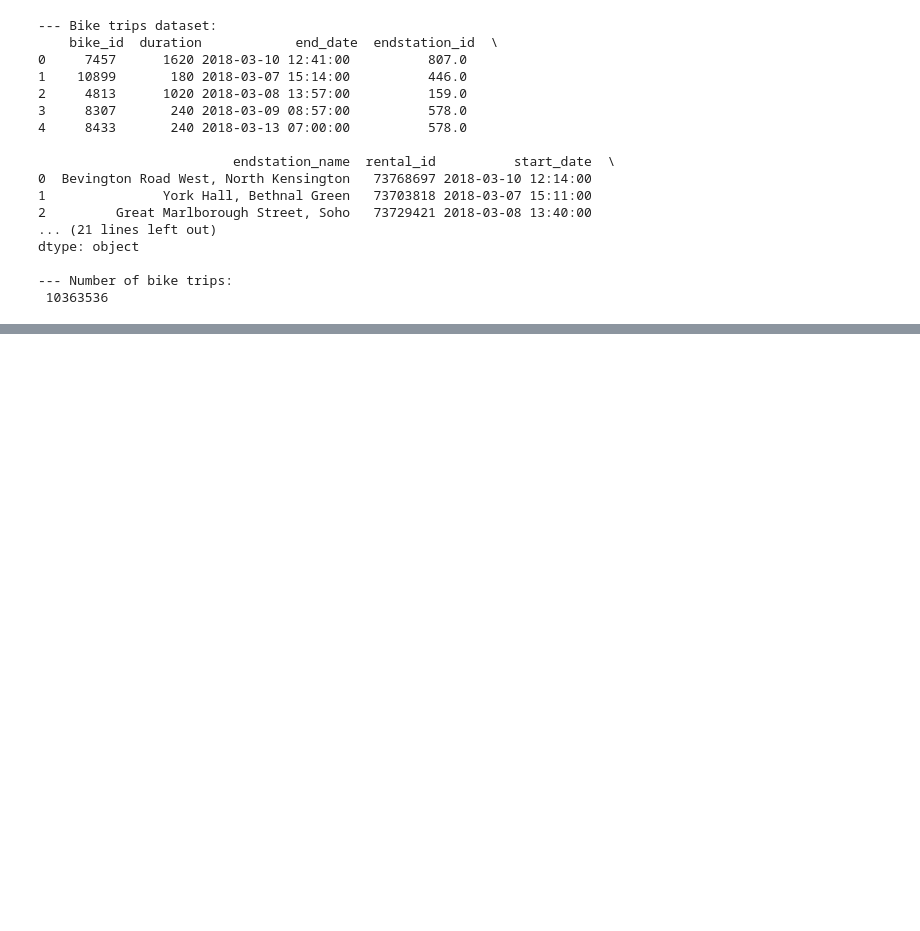
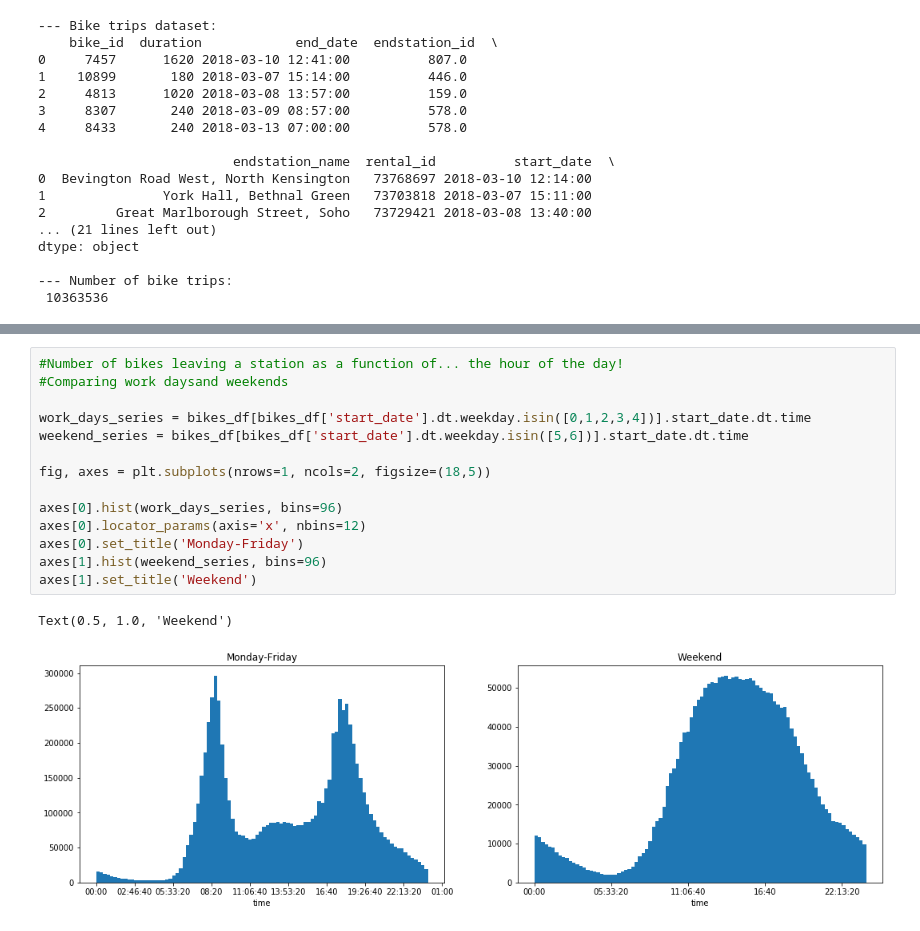
Before and after one commit to GeoffroyS/London-bikes-analysis, a Jupyter notebook: bikes_analysis.ipynb, the cells around one changed output, grey strips where cells are left out. Drawn from its saved outputs; the diff is of its cells as text; blank space fills up the shorter version.

```diff
--- a/bikes_analysis.ipynb
+++ b/bikes_analysis.ipynb
@@ -137 +83,18 @@ Loading BokehJS ...
+# %%
+#Number of bikes leaving a station as a function of... the hour of the day!
+#Comparing work daysand weekends
+
+work_days_series = bikes_df[bikes_df['start_date'].dt.weekday.isin([0,1,2,3,4])].start_date.dt.time
+weekend_series = bikes_df[bikes_df['start_date'].dt.weekday.isin([5,6])].start_date.dt.time
+
+fig, axes = plt.subplots(nrows=1, ncols=2, figsize=(18,5))
+
+axes[0].hist(work_days_series, bins=96)
+axes[0].locator_params(axis='x', nbins=12)
+axes[0].set_title('Monday-Friday')
+axes[1].hist(weekend_series, bins=96)
+axes[1].set_title('Weekend')
+# %% [output]
+Text(0.5, 1.0, 'Weekend')
+[figure, added]
 # %%
```
Also changed, not shown: parts of 6 cells of this notebook.
